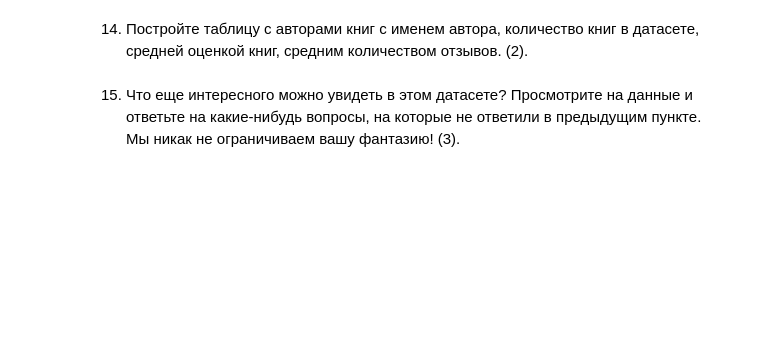
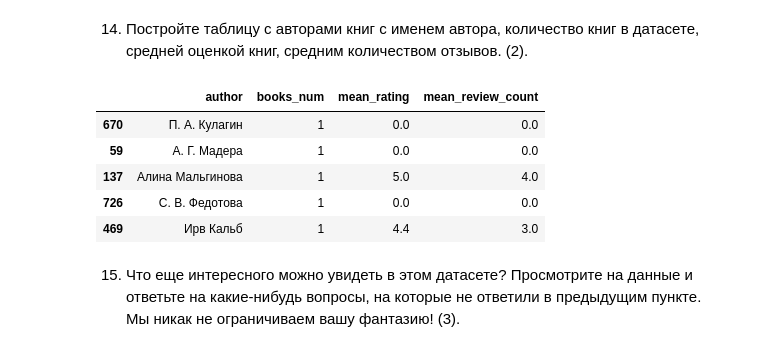
Before and after one commit to lanya-dorkin/python_entry_hse, a Jupyter notebook: eda.ipynb, the cells around one changed output. Drawn from its saved outputs; the diff is of its cells as text; code cells hidden in the pictures; blank space fills up the shorter version.

```diff
--- a/eda.ipynb
+++ b/eda.ipynb
@@ -180,4 +214,19 @@ plt.show()
 # %% [markdown]
 14. Постройте таблицу с авторами книг с именем автора, количество книг в датасете, средней оценкой книг, средним количеством отзывов. (2).
+# %%
+agg_df = df.explode('author').groupby('author').agg({
+    'author': 'size', 'rating': 'mean', 'review_count': 'mean'
+}).rename({
+    'author': 'books_num', 'rating': 'mean_rating', 'review_count': 'mean_review_count'
+}, axis=1).reset_index()
+agg_df.to_csv('author_agg_stats.csv', index=False)
+agg_df.sample(5)
+# %% [output]
+|  | author | books_num | mean_rating | mean_review_count |
+| 670 | П. А. Кулагин | 1 | 0.0 | 0.0 |
+| 59 | А. Г. Мадера | 1 | 0.0 | 0.0 |
+| 137 | Алина Мальгинова | 1 | 5.0 | 4.0 |
+| 726 | С. В. Федотова | 1 | 0.0 | 0.0 |
+| 469 | Ирв Кальб | 1 | 4.4 | 3.0 |
 # %% [markdown]
 15. Что еще интересного можно увидеть в этом датасете? Просмотрите на данные и ответьте на какие-нибудь вопросы, на которые не ответили в предыдущим пункте. Мы никак не ограничиваем вашу фантазию! (3).
```
Also changed, not shown: parts of 21 cells of this notebook, 2 other files.
